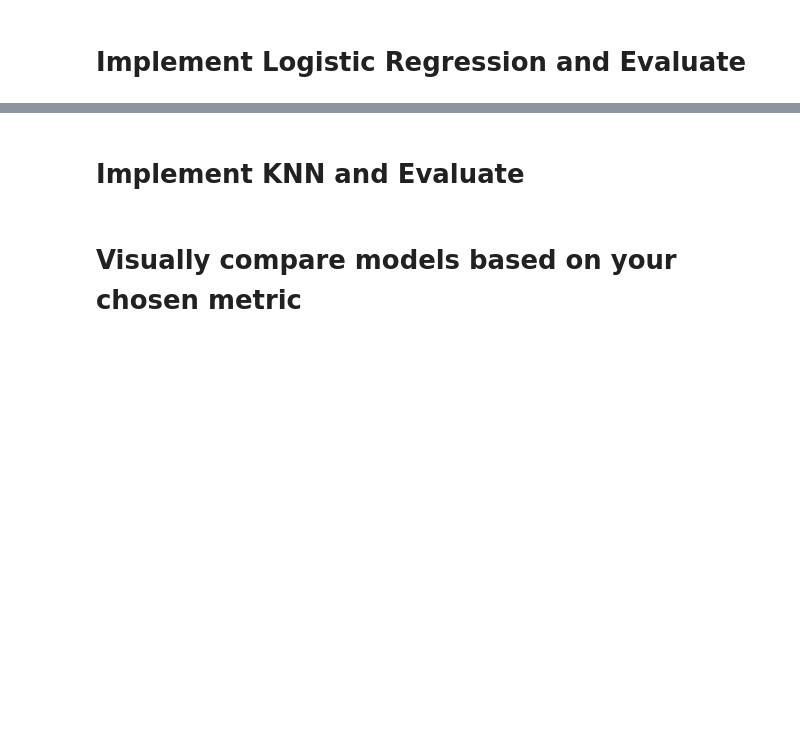
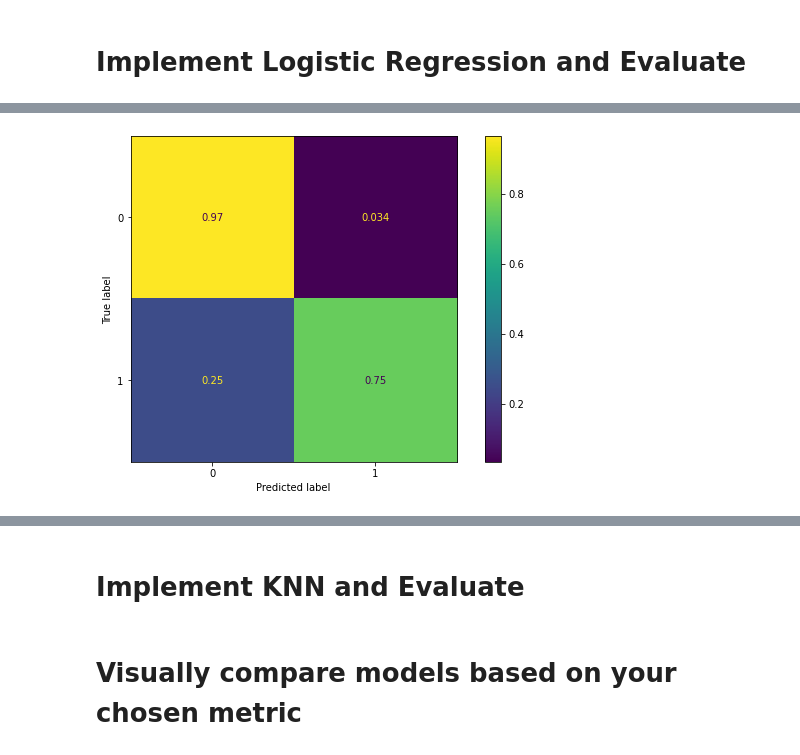
Before and after one commit to alikrkm/My-Documents, a Jupyter notebook: ML/Heart_Stroke_Prediction_lab.ipynb, the cells around one changed output, grey strips where cells are left out. Cells and saved outputs as stored; diff of their text form; code cells hidden in the pictures; blank space fills up the shorter version.

```diff
--- a/ML/Heart_Stroke_Prediction_lab.ipynb
+++ b/ML/Heart_Stroke_Prediction_lab.ipynb
@@ -227,0 +330,4 @@ thal and slop
+# %%
+plot_confusion_matrix(log_model, X_test_scaled, y_test, normalize='true');
+# %% [output]
+[figure, added]
```
Also changed, not shown: parts of 46 cells of this notebook, 1 other file.
